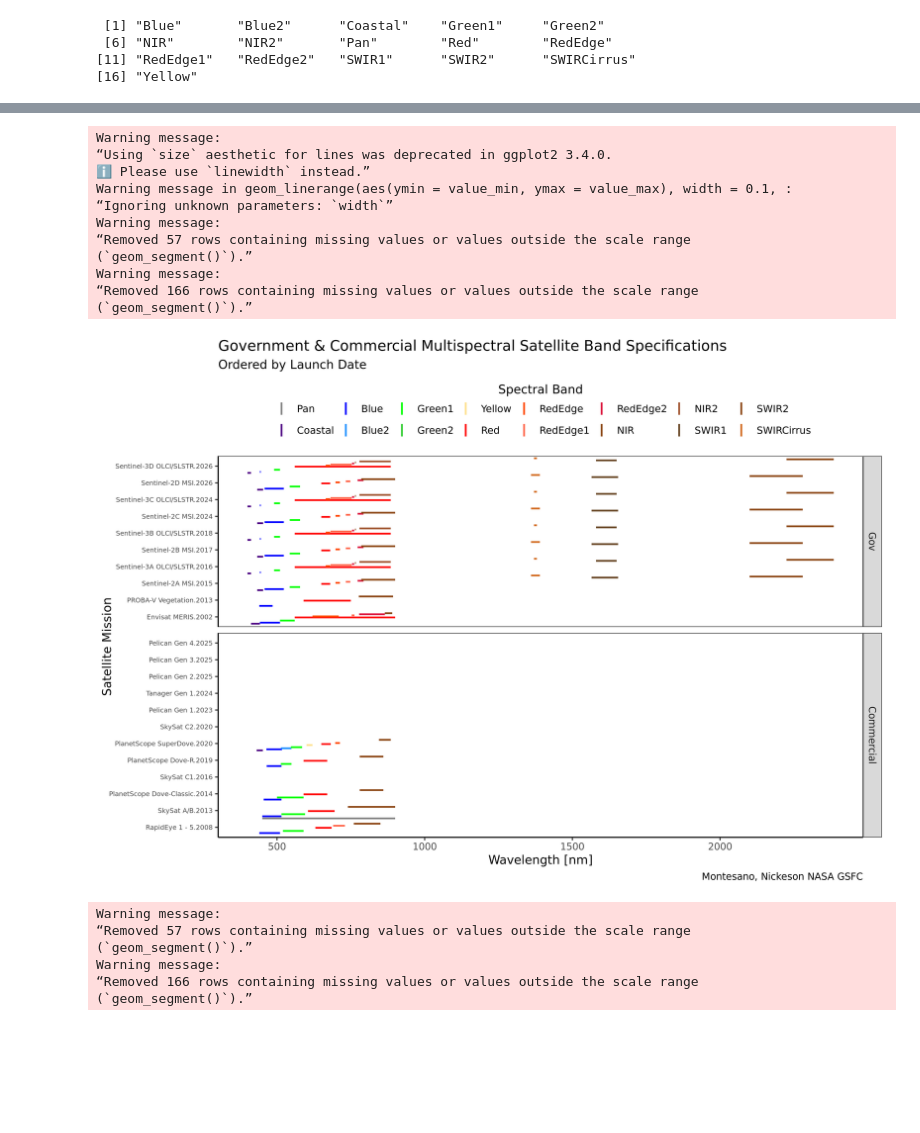
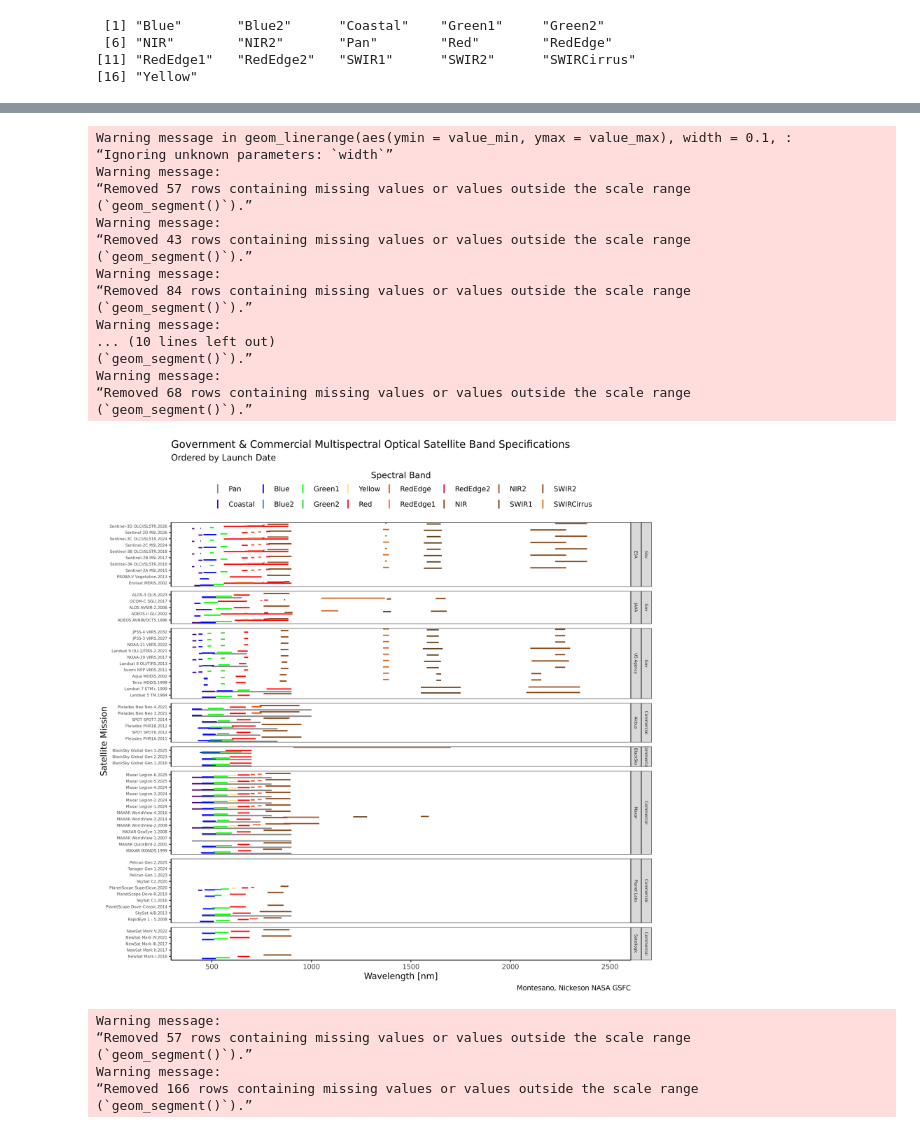
Before and after one commit to pahbs/csda_summaries, a Jupyter notebook: notebooks/csda_specs_multispec_smry.ipynb, the cells around one changed output, grey strips where cells are left out. Cells and saved outputs as stored; diff of their text form; code cells hidden in the pictures; blank space fills up the shorter version.

```diff
--- a/notebooks/csda_specs_multispec_smry.ipynb
+++ b/notebooks/csda_specs_multispec_smry.ipynb
@@ -57,7 +57,7 @@ gs4_deauth()
 #f = head(read.csv(url, skip = 2),10)
 # %%
 sheet_id = '13MrpqFtAOqQY9WdW9lHNsqjCbG-e3VQkEDbHOGIKa6k'
-df = read_sheet(sheet_id, sheet = 'Vendor Specs', skip = 2) %>%
+df = read_sheet(sheet_id, sheet = 'Vendor Specs', skip = 0) %>%
     as.data.frame() %>%
     mutate(Constellation = ifelse(is.na(`Constellation/Platform`), ' ', `Constellation/Platform`)) %>%
     mutate(`Branded Name` = ifelse(is.na(`Branded Name`), ' ', `Branded Name`))
@@ -828,9 +837,11 @@ band_colors <- c(
 # %%
-options(repr.plot.width =10, repr.plot.height = 7, repr.plot.res = 300)
+options(repr.plot.width =10, repr.plot.height = 10, repr.plot.res = 300)
 
 #band_order <- c('Pan','Coastal','Blue','Blue2','Green1','Green2','Yellow','Red','RedEdge','RedEdge1','RedEdge2','NIR','NIR2','SWIR1','SWIR2','SWIRCirrus')
 
-df_tmp = df_m_final_clean %>% filter(Affiliation == 'Planet Labs' | Affiliation == 'ESA') %>%
+df_tmp = df_m_final_clean %>%
+    #filter(Affiliation == 'Planet Labs' | Affiliation == 'ESA') %>%
+    filter(!(Affiliation %in% c('EarthDaily', 'SatVu', 'HydroSat'))) %>%
       mutate(Launch.Date = as.Date(Launch.Date)) %>%  # Adjust date function as needed
       arrange(Launch.Date) %>%
       mutate(`Satellite Mission` = factor(`Satellite Mission`, levels = unique(`Satellite Mission`))) %>%
@@ -854,7 +865,7 @@ p_spectral = ggplot(df_tmp
     scale_color_manual(values = band_colors) +
     #geom_point(aes(y = (value_min + value_max) / 2), size = 3) +  # Midpoint
     #facet_wrap(~ `Affiliation`, ncol=1, scales='free_y') +
-    labs(title = "Government & Commercial Multispectral Satellite Band Specifications",
+    labs(title = "Government & Commercial Multispectral Optical Satellite Band Specifications",
        subtitle = "Ordered by Launch Date",
        x = "Satellite Mission",
        y = "Wavelength [nm]",
@@ -862,47 +873,58 @@ p_spectral = ggplot(df_tmp
         caption = CAPTION_TEXT) +
     theme_bw() +
     #scale_y_log10() +
+    ylim(c(400,2500))+
     coord_flip() +
-    theme(axis.text.x = element_text(angle = 0, hjust = 0.5), axis.text.y = element_text(angle = 0, hjust = 1, size=6), legend.position = "top") +
+    #theme(axis.text.x = element_text(angle = 0, hjust = 0.5), axis.text.y = element_text(angle = 0, hjust = 1, size=5), legend.position = "top") +
   # Remove default gridlines and background
   theme(
+    axis.text.x = element_text(angle = 0, hjust = 0.5),
+    axis.text.y = element_text(angle = 0, hjust = 1, size=5),
+    legend.position = "top",
+    strip.text = element_text(size=5),
     panel.grid = element_blank(),
     panel.background = element_blank(),
     axis.line = element_line(color = "black")
   ) +
     guides(
         color = guide_legend(
           title.position = "top",
           title.hjust = 0.5,
           label.position = "right",
           ncol = 8,  # 2 columns
           nrow = 2,  # 6 rows
           byrow = FALSE,  # Fill by columns
           keywidth = unit(0.6, "cm"),
           keyheight = unit(0.5, "cm"),
           label.theme = element_text(size = 9),
           override.aes = list(
             shape = 1,
             size = 2.5,
             stroke = 0.4
           )
         )
         ) +
-facet_grid(Sector ~ ., scales = "free", space = "free")
+facet_grid(Sector+ Affiliation ~ ., scales = "free", space = "free")
 p_spectral
 # %% [output]
-Warning message:
-“Using `size` aesthetic for lines was deprecated in ggplot2 3.4.0.
-ℹ Please use `linewidth` instead.”
 Warning message in geom_linerange(aes(ymin = value_min, ymax = value_max), width = 0.1, :
 “Ignoring unknown parameters: `width`”
 Warning message:
 “Removed 57 rows containing missing values or values outside the scale range
 (`geom_segment()`).”
 Warning message:
-“Removed 166 rows containing missing values or values outside the scale range
+“Removed 43 rows containing missing values or values outside the scale range
 (`geom_segment()`).”
+Warning message:
+“Removed 84 rows containing missing values or values outside the scale range
+(`geom_segment()`).”
+Warning message:
+... (10 lines left out)
+(`geom_segment()`).”
+Warning message:
+“Removed 68 rows containing missing values or values outside the scale range
+(`geom_segment()`).”
-[figure, old version]
+[figure, new version]
 # %%
 ggsave(filename = '/projects/my-private-bucket/databank/csda/vhr_spectral_bands.png',plot = p_spectral, width = 10, height = 9, dpi=300 )
 # %% [output]
```
Also changed, not shown: parts of 14 cells of this notebook, 2 other files.
